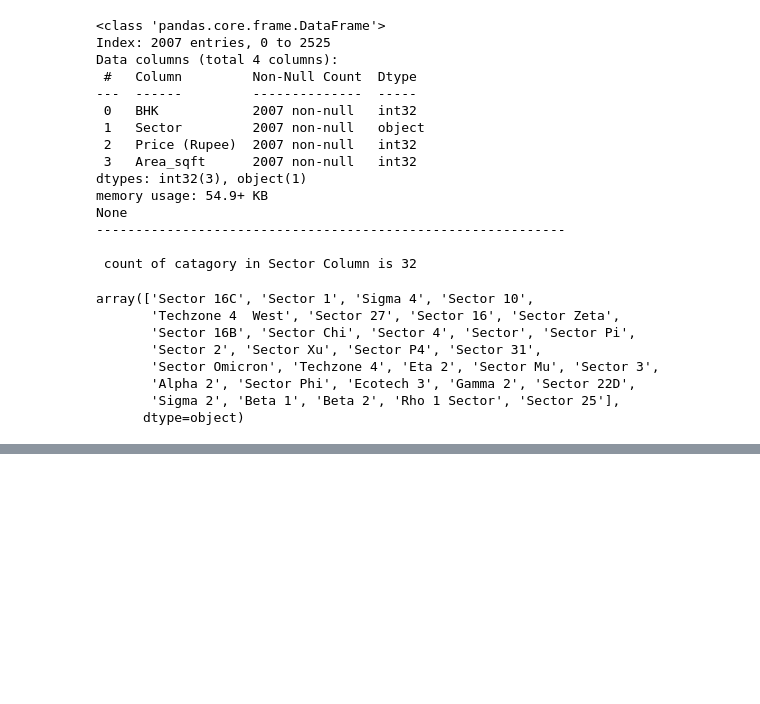
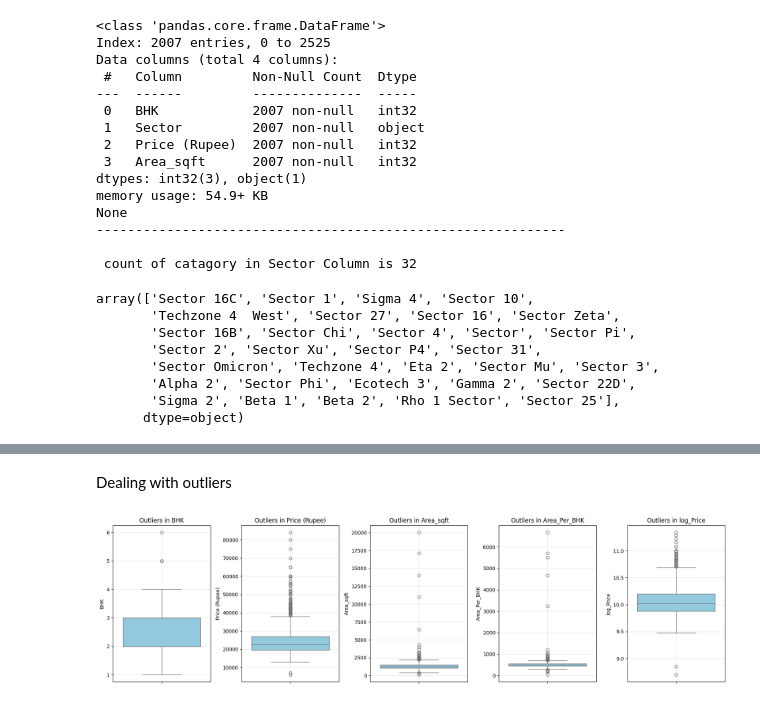
Before and after one commit to SinghNitin-0703/House_Rent_prediction_based_scraped_data, a Jupyter notebook: Gr.Noida House Price Prediction.ipynb, the cells around one changed output, grey strips where cells are left out. Saved outputs shown, nothing was run; the diff lists cells and outputs as text; code cells hidden in the pictures; blank space fills up the shorter version.

```diff
--- a/Gr.Noida House Price Prediction.ipynb
+++ b/Gr.Noida House Price Prediction.ipynb
@@ -309,0 +266,20 @@ Processed Training Data:
+# %% [markdown]
+Dealing with outliers
+# %%
+import matplotlib.pyplot as plt
+import seaborn as sns
+
+# 1. Select the columns you want to check
+numerical_cols = ['BHK', 'Price (Rupee)', 'Area_sqft', 'Area_Per_BHK', 'log_Price']
+
+# --- VISUALIZATION 1: BOX PLOTS (To see the range of outliers) ---
+plt.figure(figsize=(18, 5))
+for i, col in enumerate(numerical_cols):
+    plt.subplot(1, 5, i+1)
+    sns.boxplot(y=df[col], color='skyblue')
+    plt.title(f'Outliers in {col}', fontsize=12)
+    plt.grid(True, alpha=0.3)
+plt.tight_layout()
+plt.show()
+# %% [output]
+[figure, added]
```
Also changed, not shown: parts of 17 cells of this notebook.
